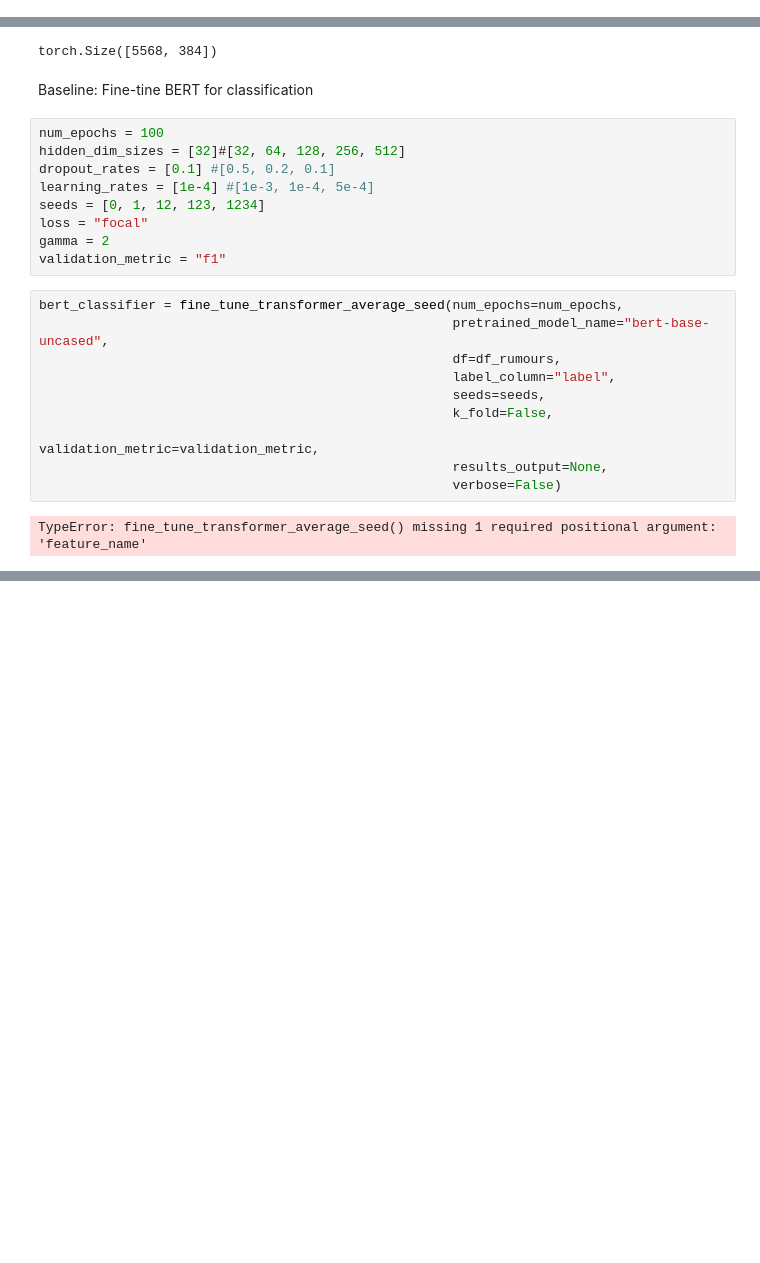
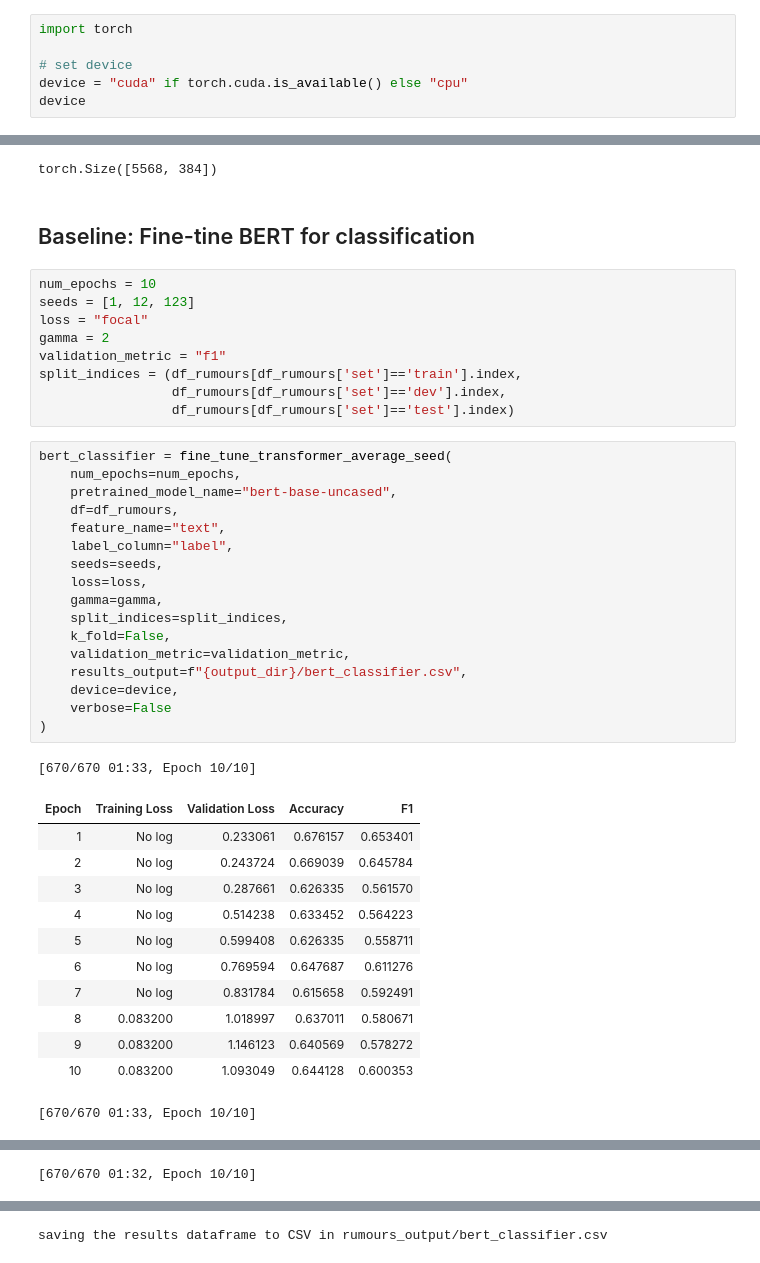
Before and after one commit to ttseriotou/sig-networks, a Jupyter notebook: notebooks/Rumours/rumours-baseline-bert.ipynb, the cells around one changed output, grey strips where cells are left out. Drawn from its saved outputs; the diff is of its cells as text; blank space fills up the shorter version.

Commit message:
update bert rumours

```diff
--- a/notebooks/Rumours/rumours-baseline-bert.ipynb
+++ b/notebooks/Rumours/rumours-baseline-bert.ipynb
@@ -9,0 +7,6 @@ os.chdir("../../")
+# %%
+import torch
+
+# set device
+device = "cuda" if torch.cuda.is_available() else "cpu"
+device
@@ -29,25 +51,44 @@ sbert_embeddings.shape
 # %% [output]
 torch.Size([5568, 384])
 # %% [markdown]
-Baseline: Fine-tine BERT for classification
+## Baseline: Fine-tine BERT for classification
-# %%
-num_epochs = 100
-hidden_dim_sizes = [32]#[32, 64, 128, 256, 512]
-dropout_rates = [0.1] #[0.5, 0.2, 0.1]
-learning_rates = [1e-4] #[1e-3, 1e-4, 5e-4]
-seeds = [0, 1, 12, 123, 1234]
-loss = "focal"
-gamma = 2
-validation_metric = "f1"
+# %%
+num_epochs = 10
+seeds = [1, 12, 123]
+loss = "focal"
+gamma = 2
+validation_metric = "f1"
+split_indices = (df_rumours[df_rumours['set']=='train'].index,
+                 df_rumours[df_rumours['set']=='dev'].index,
+                 df_rumours[df_rumours['set']=='test'].index)
 # %%
-bert_classifier = fine_tune_transformer_average_seed(num_epochs=num_epochs,
-                                                     pretrained_model_name="bert-base-uncased",
-                                                     df=df_rumours,
-                                                     label_column="label",
-                                                     seeds=seeds,
-                                                     k_fold=False,
-                                                     validation_metric=validation_metric,
-                                                     results_output=None,
-                                                     verbose=False)
+bert_classifier = fine_tune_transformer_average_seed(
+    num_epochs=num_epochs,
+    pretrained_model_name="bert-base-uncased",
+    df=df_rumours,
+    feature_name="text",
+    label_column="label",
+    seeds=seeds,
+    loss=loss,
+    gamma=gamma,
+    split_indices=split_indices,
+    k_fold=False,
+    validation_metric=validation_metric,
+    results_output=f"{output_dir}/bert_classifier.csv",
+    device=device,
+    verbose=False
+)
 # %% [output]
-TypeError: fine_tune_transformer_average_seed() missing 1 required positional argument: 'feature_name'
+[670/670 01:33, Epoch 10/10]
+| Epoch | Training Loss | Validation Loss | Accuracy | F1 |
+| 1 | No log | 0.233061 | 0.676157 | 0.653401 |
+| 2 | No log | 0.243724 | 0.669039 | 0.645784 |
+| 3 | No log | 0.287661 | 0.626335 | 0.561570 |
+| 4 | No log | 0.514238 | 0.633452 | 0.564223 |
+| 5 | No log | 0.599408 | 0.626335 | 0.558711 |
+| 6 | No log | 0.769594 | 0.647687 | 0.611276 |
+| 7 | No log | 0.831784 | 0.615658 | 0.592491 |
+| 8 | 0.083200 | 1.018997 | 0.637011 | 0.580671 |
+| 9 | 0.083200 | 1.146123 | 0.640569 | 0.578272 |
+| 10 | 0.083200 | 1.093049 | 0.644128 | 0.600353 |
+[670/670 01:33, Epoch 10/10]
@@ -53,0 +106 @@ TypeError: fine_tune_transformer_average_seed() missing 1 required positional ar
+[670/670 01:32, Epoch 10/10]
@@ -53,0 +118 @@ TypeError: fine_tune_transformer_average_seed() missing 1 required positional ar
+saving the results dataframe to CSV in rumours_output/bert_classifier.csv
```
Also changed, not shown: parts of 27 cells of this notebook, 3 other files.
